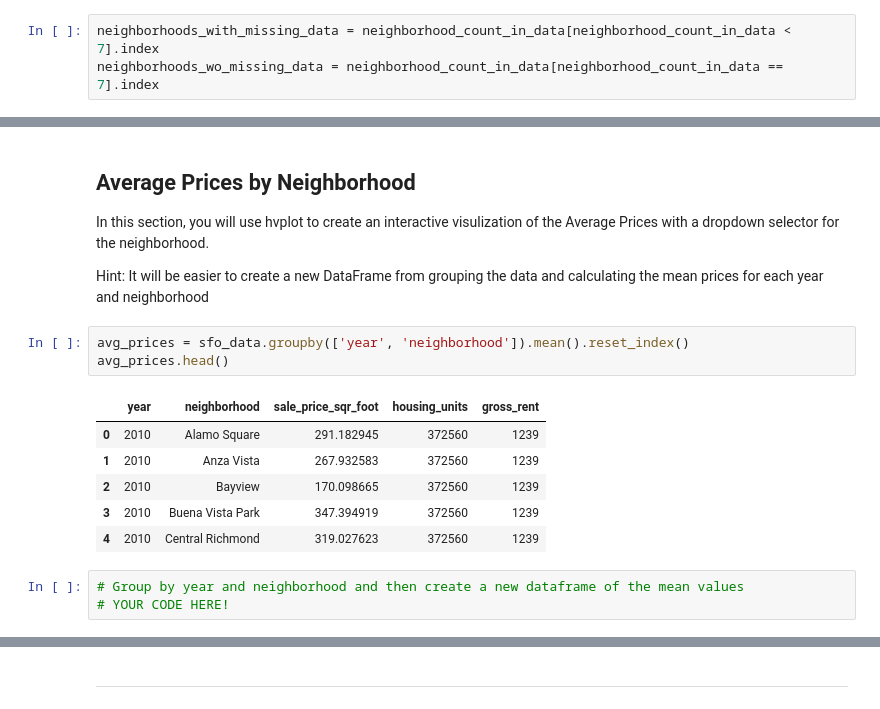
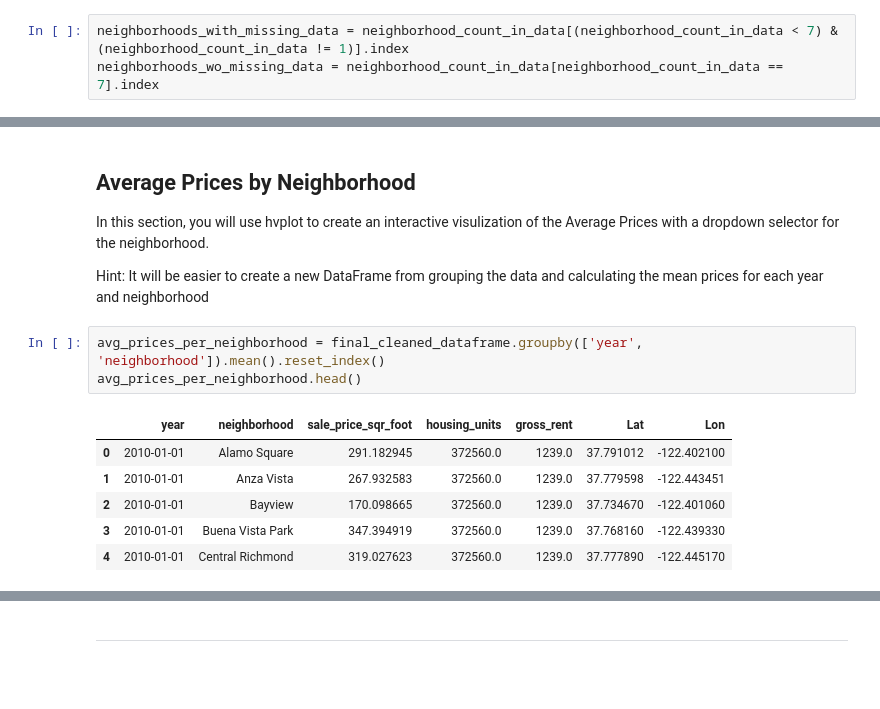
Before and after one commit to youssefabdelwahab/Californina-Housing-Market-Analysis-, a Jupyter notebook: rental_analysis.ipynb, the cells around one changed output, grey strips where cells are left out. Cells and saved outputs as stored; diff of their text form; blank space fills up the shorter version.

```diff
--- a/rental_analysis.ipynb
+++ b/rental_analysis.ipynb
@@ -130,7 +158,7 @@ Name: neighborhood, Length: 73, dtype: int64
 neighborhoods = sfo_neighborhood_data.neighborhood.unique()
 neighborhood_count_in_data = sfo_neighborhood_data.neighborhood.value_counts()
 # %%
-neighborhoods_with_missing_data = neighborhood_count_in_data[neighborhood_count_in_data < 7].index
+neighborhoods_with_missing_data = neighborhood_count_in_data[(neighborhood_count_in_data < 7) & (neighborhood_count_in_data != 1)].index
 neighborhoods_wo_missing_data = neighborhood_count_in_data[neighborhood_count_in_data == 7].index
 # %%
 mask_missing_data = sfo_neighborhood_data.neighborhood.isin(neighborhoods_with_missing_data)
@@ -741,16 +774,13 @@ In this section, you will use hvplot to create an interactive visulization of th
 
 Hint: It will be easier to create a new DataFrame from grouping the data and calculating the mean prices for each year and neighborhood
 # %%
-avg_prices = sfo_data.groupby(['year', 'neighborhood']).mean().reset_index()
-avg_prices.head()
+avg_prices_per_neighborhood = final_cleaned_dataframe.groupby(['year', 'neighborhood']).mean().reset_index()
+avg_prices_per_neighborhood.head()
 # %% [output]
-|  | year | neighborhood | sale_price_sqr_foot | housing_units | gross_rent |
-| 0 | 2010 | Alamo Square | 291.182945 | 372560 | 1239 |
-| 1 | 2010 | Anza Vista | 267.932583 | 372560 | 1239 |
-| 2 | 2010 | Bayview | 170.098665 | 372560 | 1239 |
-| 3 | 2010 | Buena Vista Park | 347.394919 | 372560 | 1239 |
-| 4 | 2010 | Central Richmond | 319.027623 | 372560 | 1239 |
+|  | year | neighborhood | sale_price_sqr_foot | housing_units | gross_rent | Lat | Lon |
+| 0 | 2010-01-01 | Alamo Square | 291.182945 | 372560.0 | 1239.0 | 37.791012 | -122.402100 |
+| 1 | 2010-01-01 | Anza Vista | 267.932583 | 372560.0 | 1239.0 | 37.779598 | -122.443451 |
+| 2 | 2010-01-01 | Bayview | 170.098665 | 372560.0 | 1239.0 | 37.734670 | -122.401060 |
+| 3 | 2010-01-01 | Buena Vista Park | 347.394919 | 372560.0 | 1239.0 | 37.768160 | -122.439330 |
+| 4 | 2010-01-01 | Central Richmond | 319.027623 | 372560.0 | 1239.0 | 37.777890 | -122.445170 |
-# %%
-# Group by year and neighborhood and then create a new dataframe of the mean values
-# YOUR CODE HERE!
 # %%
```
Also changed, not shown: parts of 55 cells of this notebook, 1 other file.
